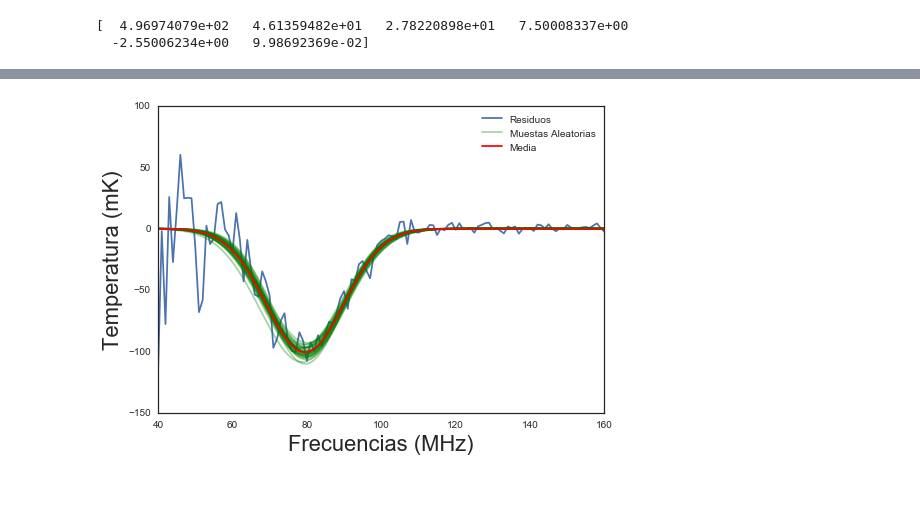
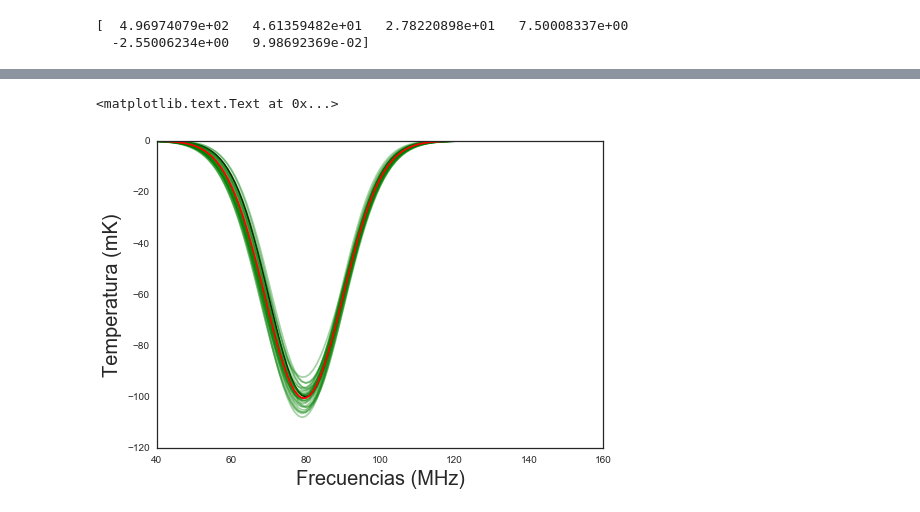
Before and after one commit to olegs22/SCI-Bayes, a Jupyter notebook: mcmc_gauss.ipynb, the cells around one changed output, grey strips where cells are left out. Saved outputs shown, nothing was run; the diff lists cells and outputs as text; code cells hidden in the pictures.

```diff
--- a/mcmc_gauss.ipynb
+++ b/mcmc_gauss.ipynb
@@ -35,4 +46,4 @@ print max(frqs), min(frqs)
 # %% [output]
 160.0 40.0
 # %%
-priors_gauss = np.array([0.,1000., min(frqs),max(frqs), 0.,40., 0.,10., -10.,0., -1.,1.])
+priors_gauss = np.array([0.,1000., min(frqs),max(frqs), 0.,40., 0.,10., -10.,0., -5.,5.])#,-5.,5.])
@@ -88,5 +103,5 @@ plt.ylabel('Temperatura (mK)')
 # %%
-nwalkers = 200
+nwalkers = 300
 # %%
 z = np.zeros((ndim, nwalkers))
 # %%
@@ -106,3 +123,3 @@ b_steps,  steps = 500, 1000
 # %%
-sampler = emcee.EnsembleSampler(nwalkers, ndim, log_posterior, args=(model, T_sky, frqs, sigma, priors_gauss,0.0))
+sampler = emcee.EnsembleSampler(nwalkers, ndim, log_posterior, args=(model, T_sky, frqs, sigma, priors_gauss),threads = 2)
 # %%
@@ -180,23 +200,22 @@ plt.plot(frqs, signal(mean_t, mean_n, mean_s), 'r')
 # %%
-
-fig2 = plt.figure()
-fg1, = plt.plot(frqs,t_b2)
+plt.plot(frqs,signal(100.,80.,10.),'k')
 #plt.plot(frqs, signal(100., 80.,10.), 'k')
 for t, n, s, c1,c2,c3 in sampler.flatchain[np.random.randint(len(sampler.flatchain), size=30)]:
     fg2,=plt.plot(frqs,signal(t,n,s),'g', alpha=0.35)
 
 mean_t = np.mean(sampler.flatchain[:,0])
 mean_n = np.mean(sampler.flatchain[:,1])
 mean_s = np.mean(sampler.flatchain[:,2])
 #mean_c1 = np.mean(sampler.flatchain[:,3])
 #mean_c2 = np.mean(sampler.flatchain[:,4])
 #mean_c3 = np.mean(sampler.flatchain[:,5])
 
 fg3,=plt.plot(frqs, signal(mean_t, mean_n, mean_s), 'r')
 #fg4, = plt.plot(frqs, (T_sky-fore(mean_c1, mean_c2, mean_c3))*1000.,'k')
-plt.legend([fg1,fg2,fg3],['Residuos','Muestas Aleatorias', 'Media'],loc='best')
-plt.xlabel('Frecuencias (MHz)',fontsize=22)
-plt.ylabel('Temperatura (mK)',fontsize=22)
-fig2.savefig('samples_g.pdf')
+#plt.legend([fg1,fg2,fg3],['Residuos','Muestas Aleatorias', 'Media'],loc='best')
+plt.xlabel('Frecuencias (MHz)',fontsize=20)
+plt.ylabel('Temperatura (mK)',fontsize=20)
+#fig2.savefig('/Users/Oleg/documents/latex/tesis/Tesis(draft)/samples_g.pdf')
 # %% [output]
+<matplotlib.text.Text at 0x...>
-[figure, old version]
+[figure, new version]
```
Also changed, not shown: parts of 31 cells of this notebook.
